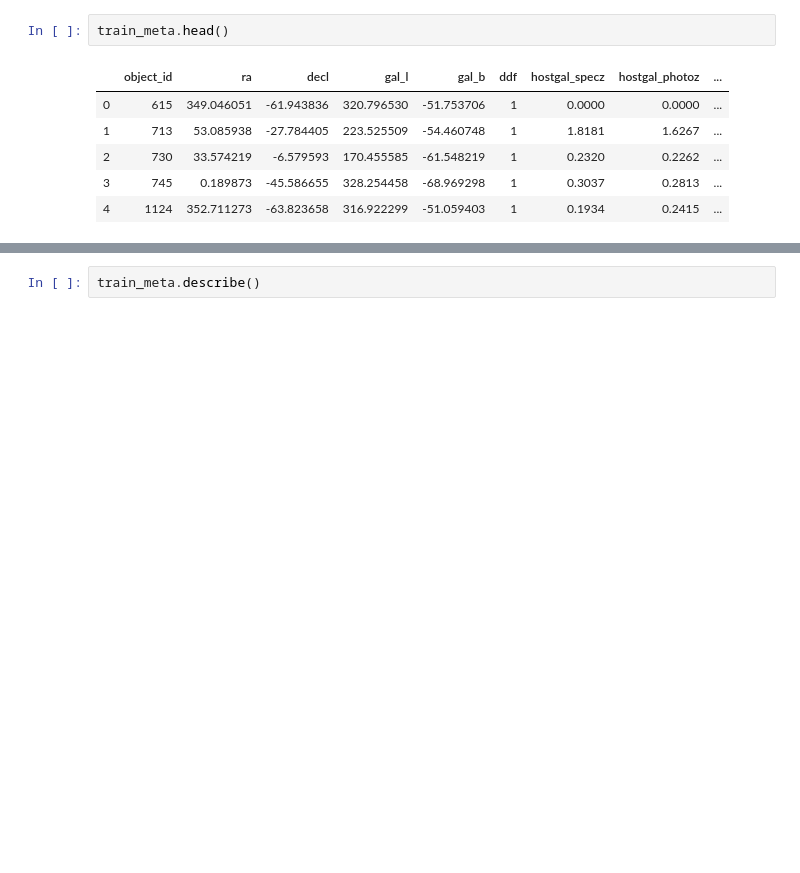
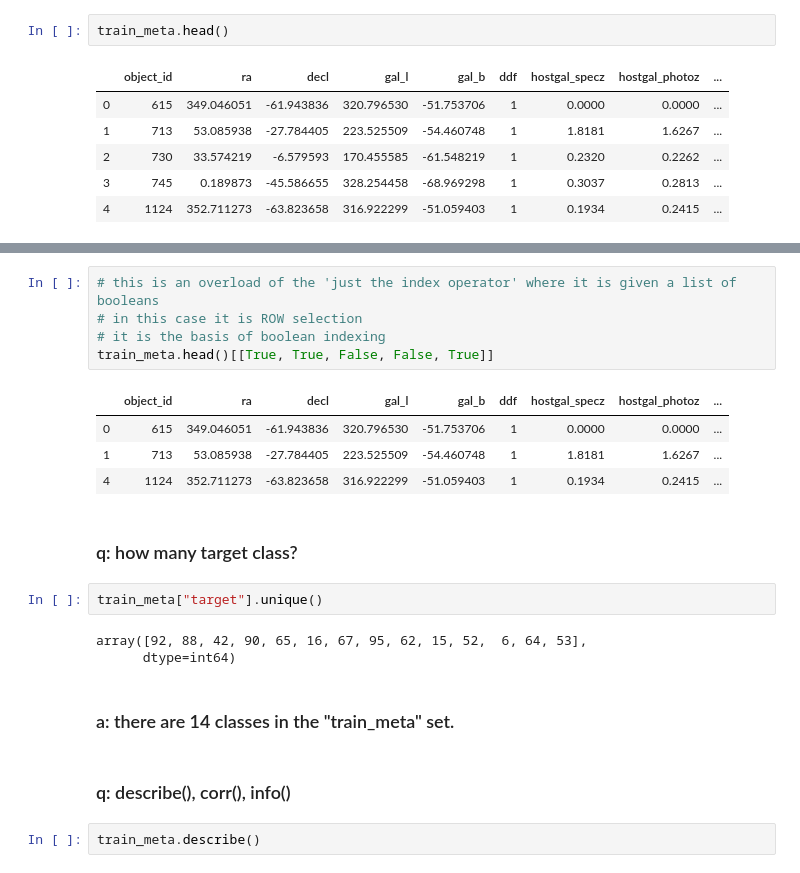
Before and after one commit to cwinsor/kaggle_plasticc, a Jupyter notebook: project/NB4_kaggle_plasticc_btrotta.ipynb, the cells around one changed output, grey strips where cells are left out. Saved outputs shown, nothing was run; the diff lists cells and outputs as text; blank space fills up the shorter version.

Commit message:
updates mostly to NB4 where I am wrangling with data and revising pd.DataFrame

```diff
--- a/project/NB4_kaggle_plasticc_btrotta.ipynb
+++ b/project/NB4_kaggle_plasticc_btrotta.ipynb
@@ -59,3 +153,24 @@ train_meta.head()
+# %%
+# this is an overload of the 'just the index operator' where it is given a list of booleans
+# in this case it is ROW selection
+# it is the basis of boolean indexing
+train_meta.head()[[True, True, False, False, True]]
+# %% [output]
+|  | object_id | ra | decl | gal_l | gal_b | ddf | hostgal_specz | hostgal_photoz | ... |
+| 0 | 615 | 349.046051 | -61.943836 | 320.796530 | -51.753706 | 1 | 0.0000 | 0.0000 | ... |
+| 1 | 713 | 53.085938 | -27.784405 | 223.525509 | -54.460748 | 1 | 1.8181 | 1.6267 | ... |
+| 4 | 1124 | 352.711273 | -63.823658 | 316.922299 | -51.059403 | 1 | 0.1934 | 0.2415 | ... |
+# %% [markdown]
+### q: how many target class?
+# %%
+train_meta["target"].unique()
+# %% [output]
+array([92, 88, 42, 90, 65, 16, 67, 95, 62, 15, 52,  6, 64, 53],
+      dtype=int64)
+# %% [markdown]
+### a: there are 14 classes in the "train_meta" set.
+# %% [markdown]
+### q: describe(), corr(), info()
 # %%
 train_meta.describe()
 # %% [output]
```
Also changed, not shown: parts of 19 cells of this notebook, 1 other file.
